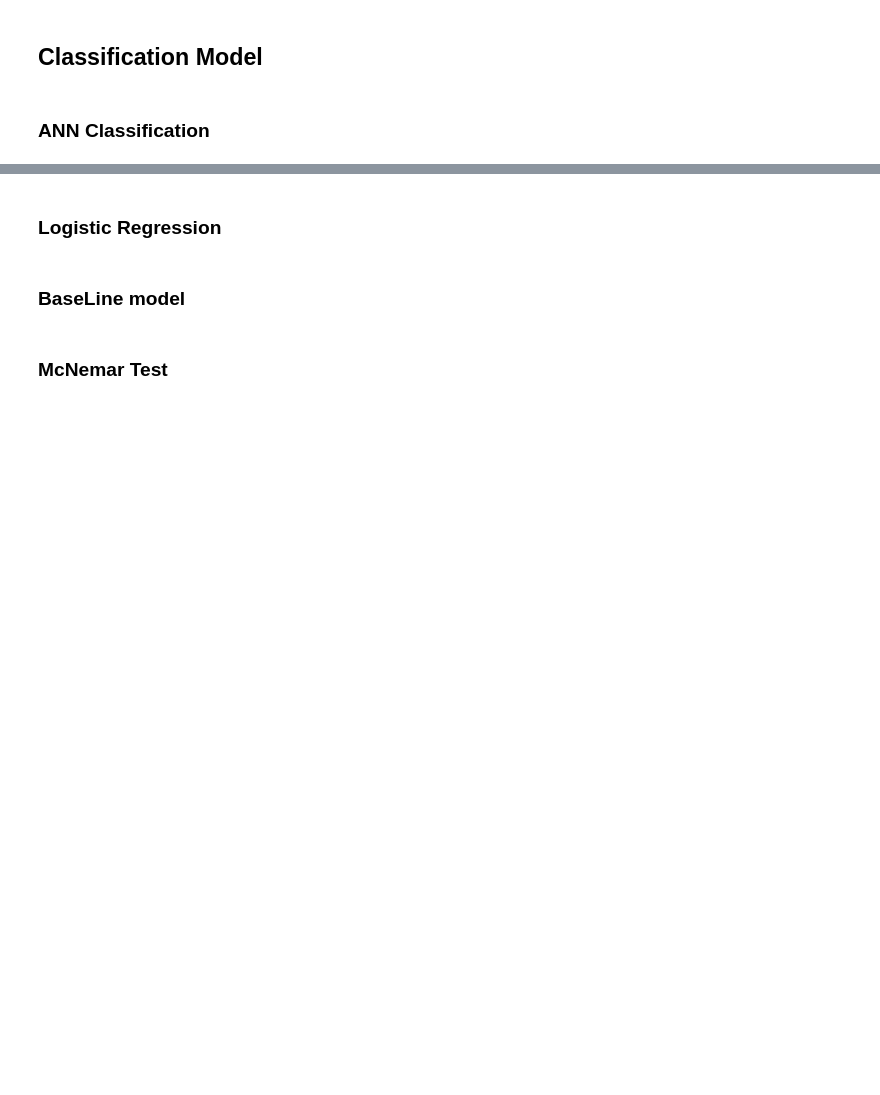
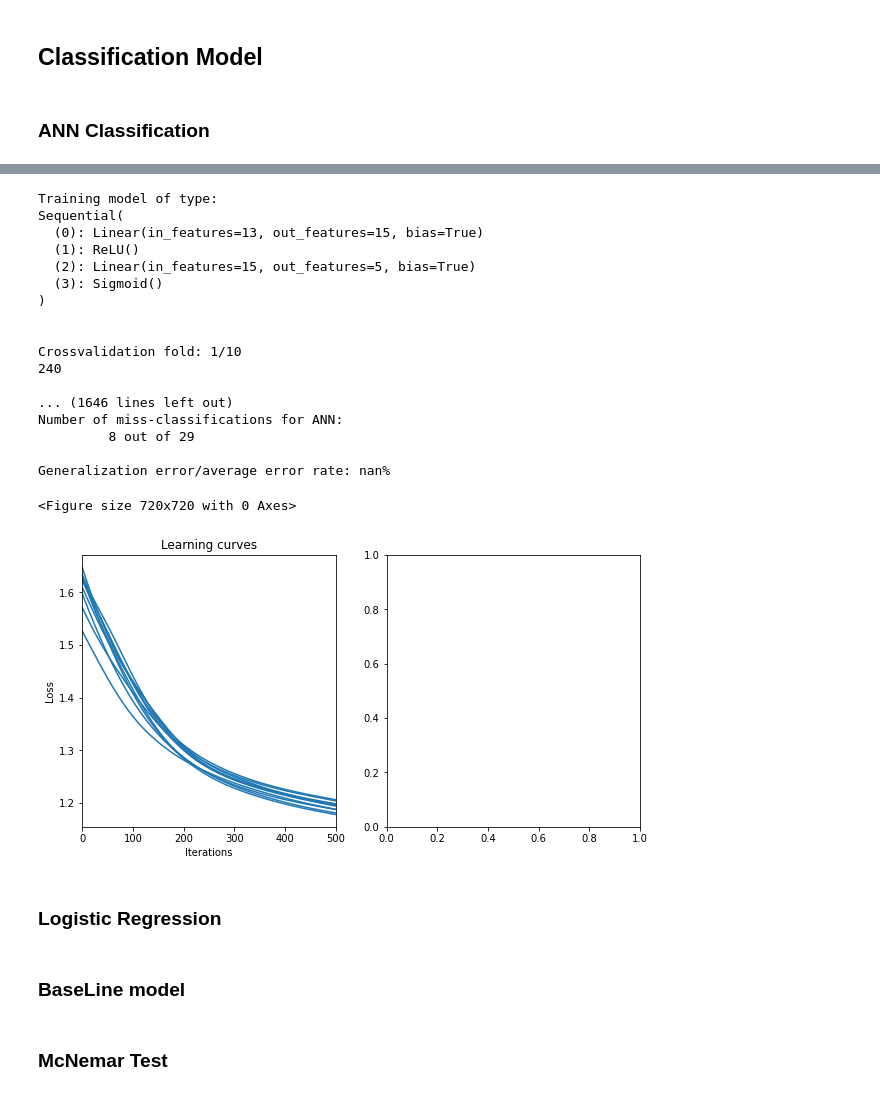
Before and after one commit to WizenPainter/DTU-02450, a Jupyter notebook: Assignment 1/project.ipynb, the cells around one changed output, grey strips where cells are left out. Drawn from its saved outputs; the diff is of its cells as text; code cells hidden in the pictures; blank space fills up the shorter version.

Commit message:
ANN for classification finished (__init__.py in toolbox changed)

```diff
--- a/Assignment 1/project.ipynb
+++ b/Assignment 1/project.ipynb
@@ -1122,7 +1168,10 @@ CV = KFold(K,shuffle=True)
 
 X = X_scaled
 M = X.shape[1]
+y = cleveland.num
 # y = y.to_numpy()
+attributeNames = X_columns[11:]
+classNames = cleveland.num.unique()
 
 # Setup figure for display of the decision boundary for the several crossvalidation folds.
 decision_boundaries = plt.figure(1, figsize=(10,10))
@@ -1149,12 +1198,12 @@ model = lambda: torch.nn.Sequential(
                     torch.nn.Linear(M, n_hidden_units),
                     torch.nn.ReLU(),
                     torch.nn.Linear(n_hidden_units, 5), #M features to H hiden units # H hidden units to 1 output neuron
-                    torch.nn.Sigmoid() # final tranfer function #TODO maybe change to ReLU
+                    torch.nn.Sigmoid() # final tranfer function # TODO maybe change to ReLU
                     )
 # Since we're training a neural network for binary classification, we use a
 # binary cross entropy loss (see the help(train_neural_net) for more on
 # the loss_fn input to the function)
-loss_fn = torch.nn.BCELoss()
+loss_fn = torch.nn.CrossEntropyLoss()
 # Train for a maximum of 10000 steps, or until convergence (see help for the
 # function train_neural_net() for more on the tolerance/convergence))
 max_iter = 500 # should be 10000
@@ -1177,9 +1226,12 @@ for k, (partition_index, test_index) in enumerate(CV.split(X,y)):
     CV2 = KFold(K,shuffle=True)
     for k, (train_index, validation_index) in enumerate(CV2.split(partition_index)):
         X_train = torch.Tensor(X[train_index,:])
-        y_train = torch.Tensor(y.iloc[train_index].to_numpy())
+        y_train = torch.tensor(y.iloc[train_index].to_numpy(), dtype=torch.long)
+        # y_train = torch.Tensor(y[train_index])
         X_validation = torch.Tensor(X[validation_index,:])
-        y_validation = torch.Tensor(y.iloc[validation_index].to_numpy())
+        y_validation = torch.tensor(y.iloc[validation_index].to_numpy(), dtype=torch.long)
+        # y_validation = torch.Tensor(y[validation_index])
+        print(len(X_train))
 
         # print(X_train.reshape(X_train.shape[0],1).size())
         net, final_loss, learning_curve = train_neural_net(model,
@@ -1202,49 +1254,82 @@ for k, (partition_index, test_index) in enumerate(CV.split(X,y)):
     # y_train = torch.Tensor(y[train_index] )
     X_test = torch.Tensor(X[test_index,:] )
     y_test = torch.Tensor(y.iloc[test_index].to_numpy())
+    # y_test = torch.Tensor(y[test_index] )
 
     y_train = y_train.reshape(y_train.shape[0],1)
     y_test = y_test.reshape(y_test.shape[0],1)
 
 
     print('\n\tBest loss: {}\n'.format(final_loss))
 
     # Determine estimated class labels for test set
     y_sigmoid = net(X_test) # activation of final note, i.e. prediction of network
     y_test_est = (y_sigmoid > .5).type(dtype=torch.uint8) # threshold output of sigmoidal function
     y_test = y_test.type(dtype=torch.uint8)
     # Determine errors and error rate
     e = (y_test_est != y_test)
     error_rate = (sum(e).type(torch.float)/len(y_test)).data.numpy()
     errors_easy.append(error_rate) # store error rate for current CV fold
     h, = summaries_axes[0].plot(learning_curve, color=color_list[k])
     h.set_label('CV fold {0}'.format(k+1))
     summaries_axes[0].set_xlabel('Iterations')
     summaries_axes[0].set_xlim((0, max_iter))
     summaries_axes[0].set_ylabel('Loss')
     summaries_axes[0].set_title('Learning curves')
 
 # Display the error rate across folds
-summaries_axes[1].bar(np.arange(1, K+1), np.squeeze(np.asarray(errors_easy)), color=color_list)
-summaries_axes[1].set_xlabel('Fold');
-summaries_axes[1].set_xticks(np.arange(1, K+1))
-summaries_axes[1].set_ylabel('Error rate');
-summaries_axes[1].set_title('Test misclassification rates')
+# summaries_axes[1].bar(np.arange(1, K+1), np.squeeze(np.asarray(errors_easy)), color=color_list)
+# summaries_axes[1].set_xlabel('Fold');
+# summaries_axes[1].set_xticks(np.arange(1, K+1))
+# summaries_axes[1].set_ylabel('Error rate');
+# summaries_axes[1].set_title('Test misclassification rates')
 
-# Show the plots
-plt.show(decision_boundaries.number) # try these lines if the following code fails (depends on package versions)
-plt.show(summaries.number)
-plt.show()
+# # Show the plots
+# plt.show(decision_boundaries.number) # try these lines if the following code fails (depends on package versions)
+# plt.show(summaries.number)
+# plt.show()
 
-# Display a diagram of the best network in last fold
-print('Diagram of best neural net in last fold:')
-weights = [net[i].weight.data.numpy().T for i in [0,2]]
-biases = [net[i].bias.data.numpy() for i in [0,2]]
-tf =  [str(net[i]) for i in [1,3]]
+# # Display a diagram of the best network in last fold
+# print('Diagram of best neural net in last fold:')
+# weights = [net[i].weight.data.numpy().T for i in [0,2]]
+# biases = [net[i].bias.data.numpy() for i in [0,2]]
+# tf =  [str(net[i]) for i in [1,3]]
 # draw_neural_net(weights, biases, tf)
+softmax_logits = net(torch.tensor(X_test, dtype=torch.float))
+# Get the estimated class as the class with highest probability (argmax on softmax_logits)
+y_test_est = (torch.max(softmax_logits, dim=1)[1]).data.numpy()
+# Determine errors
+y_test = y.iloc[test_index].to_numpy()
+e = (y_test_est != y_test)
+print('Number of miss-classifications for ANN:\n\t {0} out of {1}'.format(sum(e),len(e)))
+
+predict = lambda x:  (torch.max(net(torch.tensor(x, dtype=torch.float)), dim=1)[1]).data.numpy()
+# plt.figure(1,figsize=(9,9))
+# visualize_decision_boundary(predict, [X_train, X_test], [y_train, y_test], attributeNames, classNames)
+# plt.title('ANN decision boundaries')
 
 # Print the average classification error rate
-print('\nGeneralization error/average error rate: {0}%'.format(round(100*np.mean(errors),4)))
+# print('\nGeneralization error/average error rate: {0}%'.format(round(100*np.mean(errors),4)))
+# %% [output]
+Training model of type:
+Sequential(
+  (0): Linear(in_features=13, out_features=15, bias=True)
+  (1): ReLU()
+  (2): Linear(in_features=15, out_features=5, bias=True)
+  (3): Sigmoid()
+)
+
+
+Crossvalidation fold: 1/10
+240
+
+... (1646 lines left out)
+Number of miss-classifications for ANN:
+         8 out of 29
+
+Generalization error/average error rate: nan%
+<Figure size 720x720 with 0 Axes>
+[figure, added]
 # %% [markdown]
 ### Logistic Regression
 # %%
```
Also changed, not shown: parts of 18 cells of this notebook.
